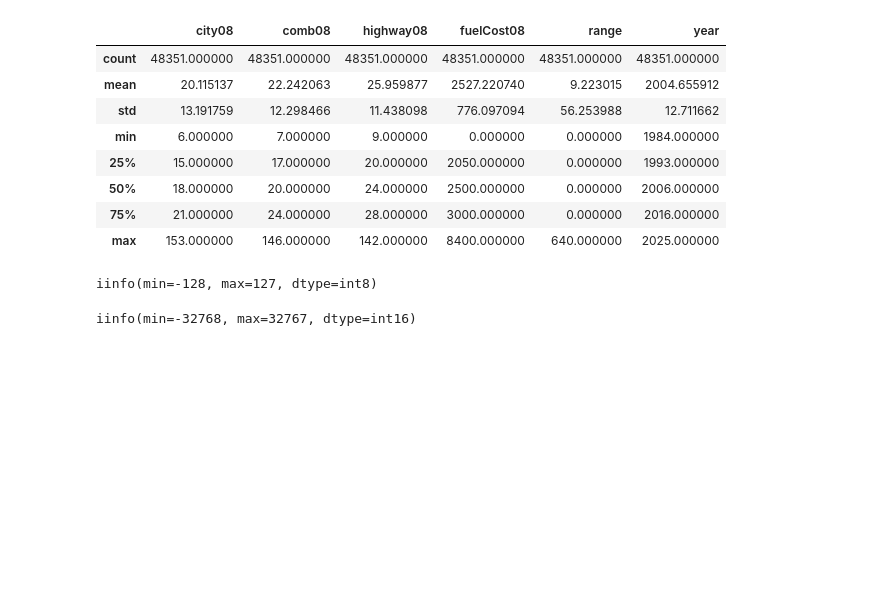
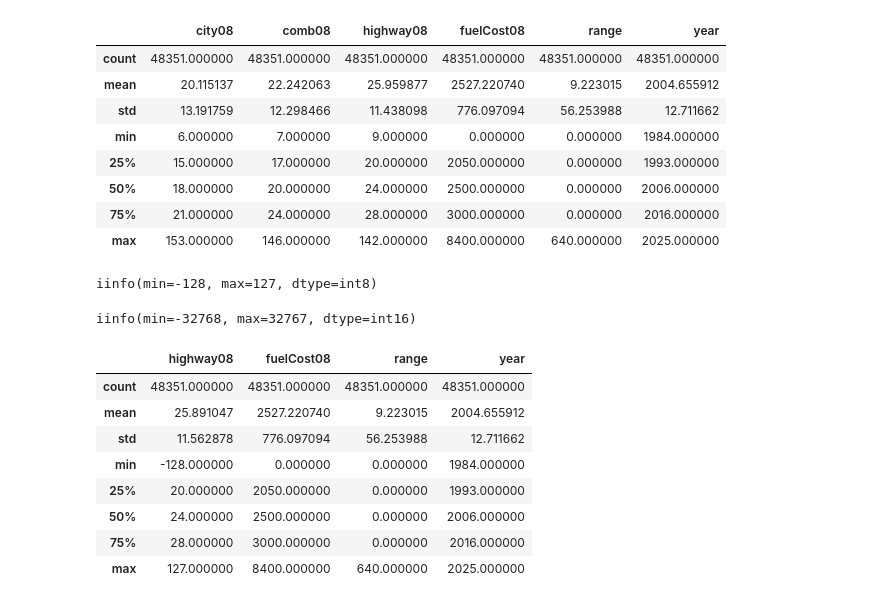
Before and after one commit to simonjv01/pythonapps, a Jupyter notebook: vehicle.ipynb, the cells around one changed output. Cells and saved outputs as stored; diff of their text form; code cells hidden in the pictures; blank space fills up the shorter version.

```diff
--- a/vehicle.ipynb
+++ b/vehicle.ipynb
@@ -201,3 +201,21 @@ iinfo(min=-128, max=127, dtype=int8)
 np.iinfo(np.int16)
 # %% [output]
 iinfo(min=-32768, max=32767, dtype=int16)
+# %%
+# chaining
+(autos
+ [cols]
+ .astype({'highway08': 'int8', 'city08': 'int16', 'comb08': 'int16'})
+ .select_dtypes([int, 'int8'])
+ .describe()
+)
+# %% [output]
+|  | highway08 | fuelCost08 | range | year |
+| count | 48351.000000 | 48351.000000 | 48351.000000 | 48351.000000 |
+| mean | 25.891047 | 2527.220740 | 9.223015 | 2004.655912 |
+| std | 11.562878 | 776.097094 | 56.253988 | 12.711662 |
+| min | -128.000000 | 0.000000 | 0.000000 | 1984.000000 |
+| 25% | 20.000000 | 2050.000000 | 0.000000 | 1993.000000 |
+| 50% | 24.000000 | 2500.000000 | 0.000000 | 2006.000000 |
+| 75% | 28.000000 | 3000.000000 | 0.000000 | 2016.000000 |
+| max | 127.000000 | 8400.000000 | 640.000000 | 2025.000000 |
```
Also changed, not shown: parts of 1 cell of this notebook.
